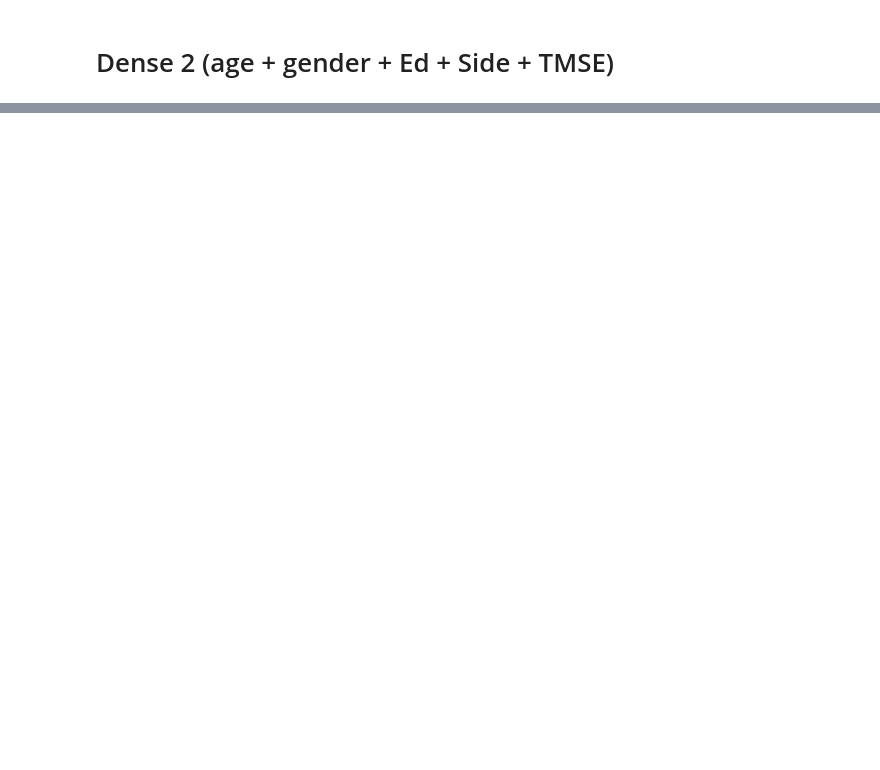
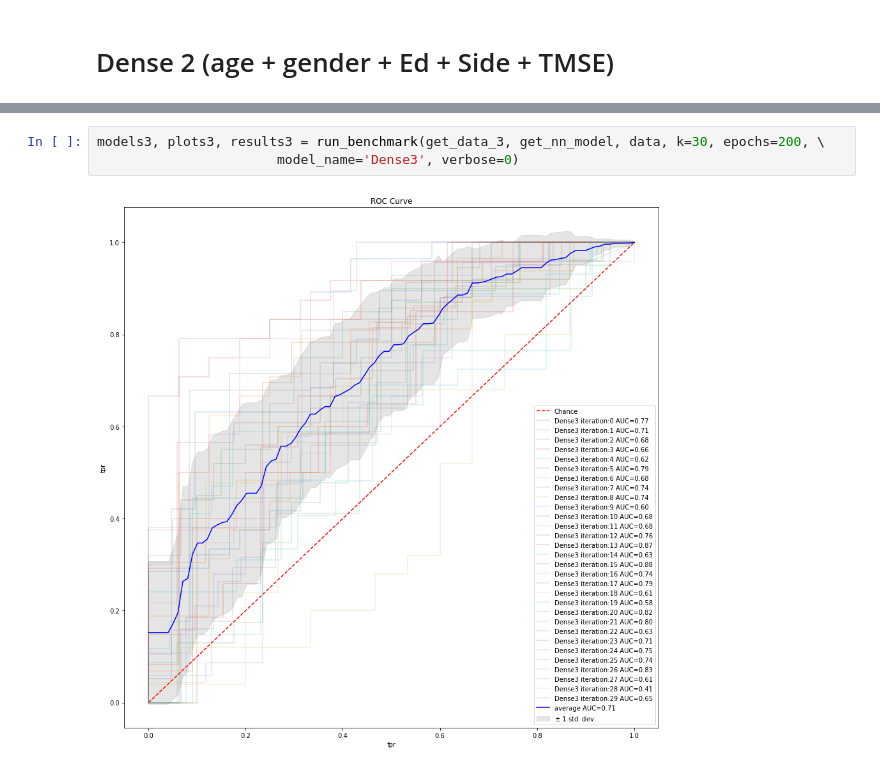
Before and after one commit to p-amonpitakpun/clock-drawing-dnn, a Jupyter notebook: Notebooks/Dai.ipynb, the cells around one changed output, grey strips where cells are left out. Cells and saved outputs as stored; diff of their text form; blank space fills up the shorter version.

```diff
--- a/Notebooks/Dai.ipynb
+++ b/Notebooks/Dai.ipynb
@@ -171 +231,6 @@ models2, plots2, results2 = run_benchmark(get_all_non_temporal_data, get_nn2_mod
+# %%
+models3, plots3, results3 = run_benchmark(get_data_3, get_nn_model, data, k=30, epochs=200, \
+                       model_name='Dense3', verbose=0)
+# %% [output]
+[figure, added]
 # %%
```
Also changed, not shown: parts of 12 cells of this notebook, 3 other files.
